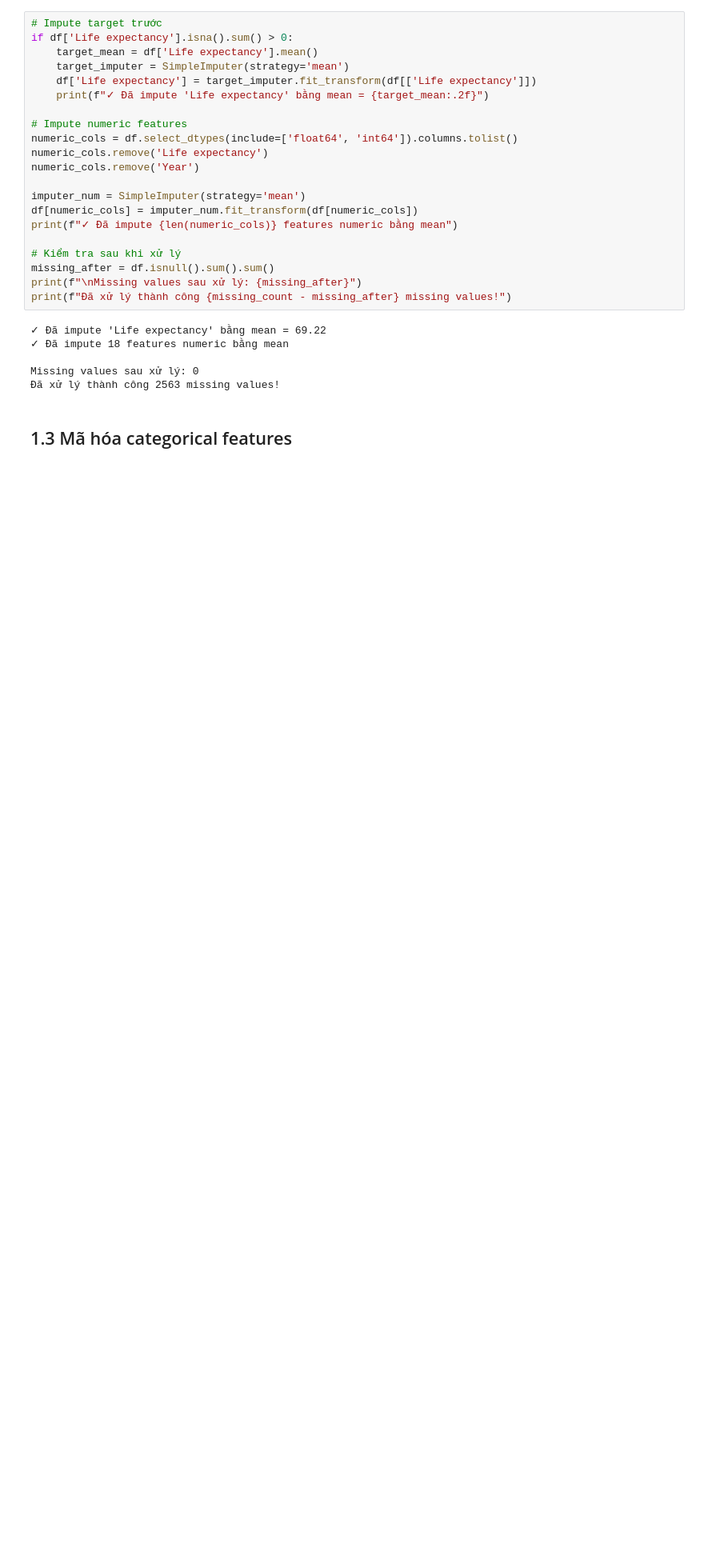
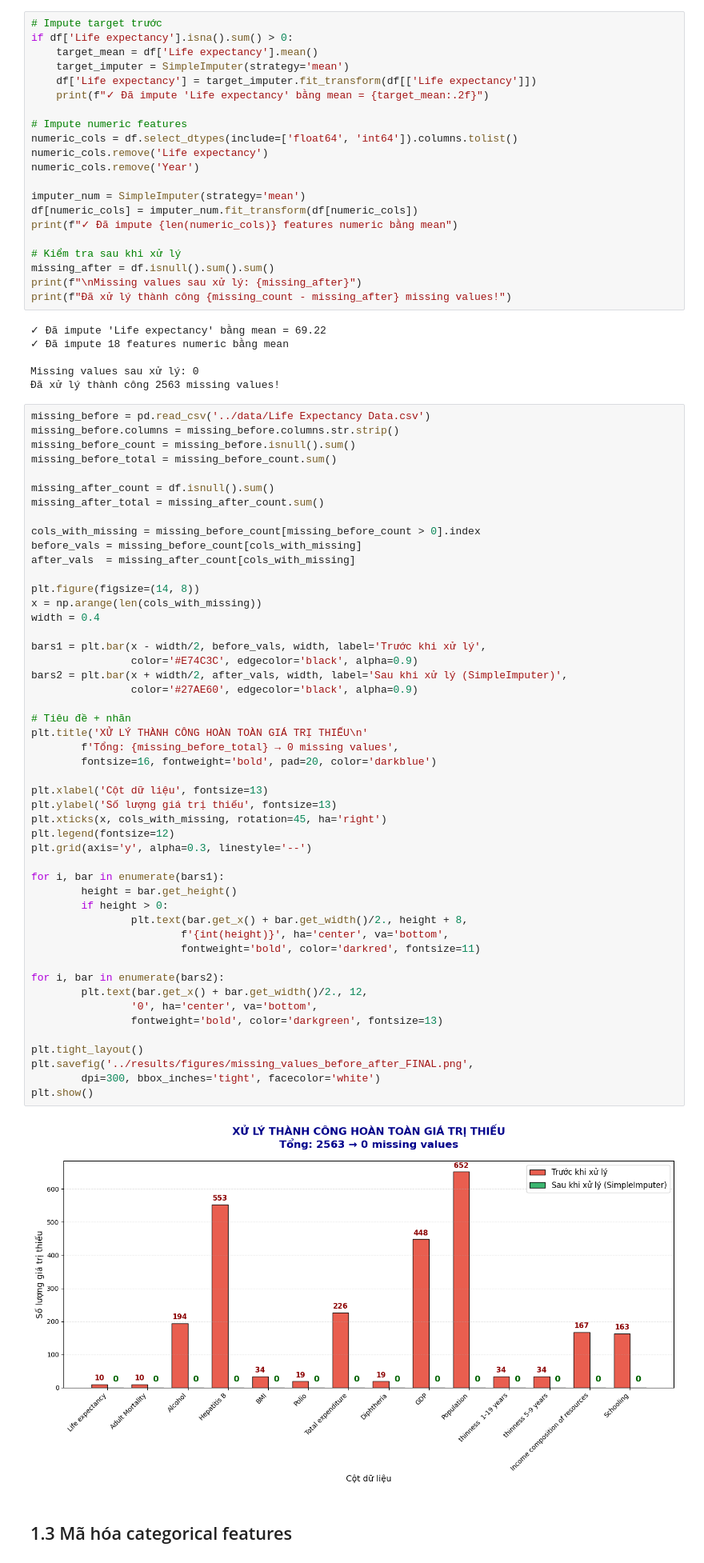
Before and after one commit to dinhtienn/life-expectancy-prediction, a Jupyter notebook: src/source.ipynb, the cells around one changed output. Shown: that part at 80% size. Cells and saved outputs as stored; diff of their text form; blank space fills up the shorter version.

```diff
--- a/src/source.ipynb
+++ b/src/source.ipynb
@@ -251,6 +290,57 @@ print(f"Đã xử lý thành công {missing_count - missing_after} missing value
 
 Missing values sau xử lý: 0
 Đã xử lý thành công 2563 missing values!
+# %%
+missing_before = pd.read_csv('../data/Life Expectancy Data.csv')
+missing_before.columns = missing_before.columns.str.strip()
+missing_before_count = missing_before.isnull().sum()
+missing_before_total = missing_before_count.sum()
+
+missing_after_count = df.isnull().sum()
+missing_after_total = missing_after_count.sum()
+
+cols_with_missing = missing_before_count[missing_before_count > 0].index
+before_vals = missing_before_count[cols_with_missing]
+after_vals  = missing_after_count[cols_with_missing]
+
+plt.figure(figsize=(14, 8))
+x = np.arange(len(cols_with_missing))
+width = 0.4
+
+bars1 = plt.bar(x - width/2, before_vals, width, label='Trước khi xử lý',
+                color='#E74C3C', edgecolor='black', alpha=0.9)
+bars2 = plt.bar(x + width/2, after_vals, width, label='Sau khi xử lý (SimpleImputer)',
+                color='#27AE60', edgecolor='black', alpha=0.9)
+
+# Tiêu đề + nhãn
+plt.title('XỬ LÝ THÀNH CÔNG HOÀN TOÀN GIÁ TRỊ THIẾU\n'
+        f'Tổng: {missing_before_total} → 0 missing values',
+        fontsize=16, fontweight='bold', pad=20, color='darkblue')
+
+plt.xlabel('Cột dữ liệu', fontsize=13)
+plt.ylabel('Số lượng giá trị thiếu', fontsize=13)
+plt.xticks(x, cols_with_missing, rotation=45, ha='right')
+plt.legend(fontsize=12)
+plt.grid(axis='y', alpha=0.3, linestyle='--')
+
+for i, bar in enumerate(bars1):
+        height = bar.get_height()
+        if height > 0:
+                plt.text(bar.get_x() + bar.get_width()/2., height + 8,
+                        f'{int(height)}', ha='center', va='bottom',
+                        fontweight='bold', color='darkred', fontsize=11)
+
+for i, bar in enumerate(bars2):
+        plt.text(bar.get_x() + bar.get_width()/2., 12,
+                '0', ha='center', va='bottom',
+                fontweight='bold', color='darkgreen', fontsize=13)
+
+plt.tight_layout()
+plt.savefig('../results/figures/missing_values_before_after_FINAL.png',
+        dpi=300, bbox_inches='tight', facecolor='white')
+plt.show()
+# %% [output]
+[figure, added]
 # %% [markdown]
 ## 1.3 Mã hóa categorical features
 # %% [markdown]
```
Also changed, not shown: parts of 53 cells of this notebook, 7 other files.
